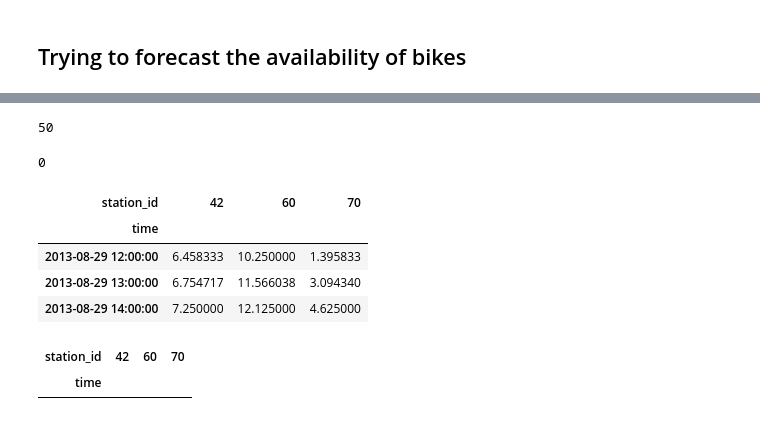
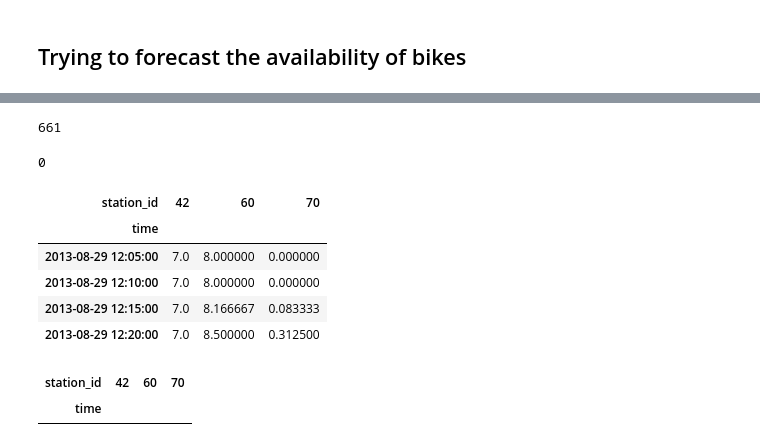
Before and after one commit to Desmoniak/Simple_Federated_Learning, a Jupyter notebook: NoteBooks/Bike/Multivariate/Centralized_Version/LSTM_forecasting_on_bike_availability_3_stations.ipynb, the cells around one changed output, grey strips where cells are left out. Saved outputs shown, nothing was run; the diff lists cells and outputs as text; code cells hidden in the pictures.

```diff
--- a/NoteBooks/Bike/Multivariate/Centralized_Version/LSTM_forecasting_on_bike_availability_3_stations.ipynb
+++ b/NoteBooks/Bike/Multivariate/Centralized_Version/LSTM_forecasting_on_bike_availability_3_stations.ipynb
@@ -8,5 +8,5 @@ from torch.utils.data import Dataset
 import torch
 # %%
 # https://www.kaggle.com/datasets/benhamner/sf-bay-area-bike-share?select=status.csv
-dataset_station_statut = pd.read_csv("../../../Bike_Data/status.csv")
-dataset_station = pd.read_csv("../../../Bike_Data/station.csv")
+dataset_station_statut = pd.read_csv("../../../../Bike_Data/status.csv")
+dataset_station = pd.read_csv("../../../../Bike_Data/station.csv")
@@ -338,9 +402,12 @@ pivoted_df_station_id.head(2)
 # %%
-df_weekday_hour = pivoted_df_station_id.groupby(pd.Grouper(freq='H'), dropna=True).mean()
+group = pivoted_df_station_id.groupby(pd.Grouper(freq='5min'), dropna=True).mean()
+# %%
+window_size = "30min"
+df_weekday_hour = group.rolling(window_size).mean()
 # %%
 len(df_weekday_hour[df_weekday_hour.isna().any(axis=1)])
 # %% [output]
-50
+661
 # %%
 df_weekday_hour = df_weekday_hour.dropna()
 # %%
@@ -350,13 +417,14 @@ len(df_weekday_hour[df_weekday_hour.isna().any(axis=1)])
 # %%
 df_weekday_hour_prep = df_weekday_hour.copy()
 # %%
-df_weekday_hour_prep.head(3)
+df_weekday_hour_prep.head(4)
 # %% [output]
 | station_id | 42 | 60 | 70 |
 | time |  |  |  |
-| 2013-08-29 12:00:00 | 6.458333 | 10.250000 | 1.395833 |
-| 2013-08-29 13:00:00 | 6.754717 | 11.566038 | 3.094340 |
-| 2013-08-29 14:00:00 | 7.250000 | 12.125000 | 4.625000 |
+| 2013-08-29 12:05:00 | 7.0 | 8.000000 | 0.000000 |
+| 2013-08-29 12:10:00 | 7.0 | 8.000000 | 0.000000 |
+| 2013-08-29 12:15:00 | 7.0 | 8.166667 | 0.083333 |
+| 2013-08-29 12:20:00 | 7.0 | 8.500000 | 0.312500 |
 # %%
 df_weekday_hour_prep[df_weekday_hour_prep.isna().any(axis=1)]
 # %% [output]
```
Also changed, not shown: parts of 17 cells of this notebook.
